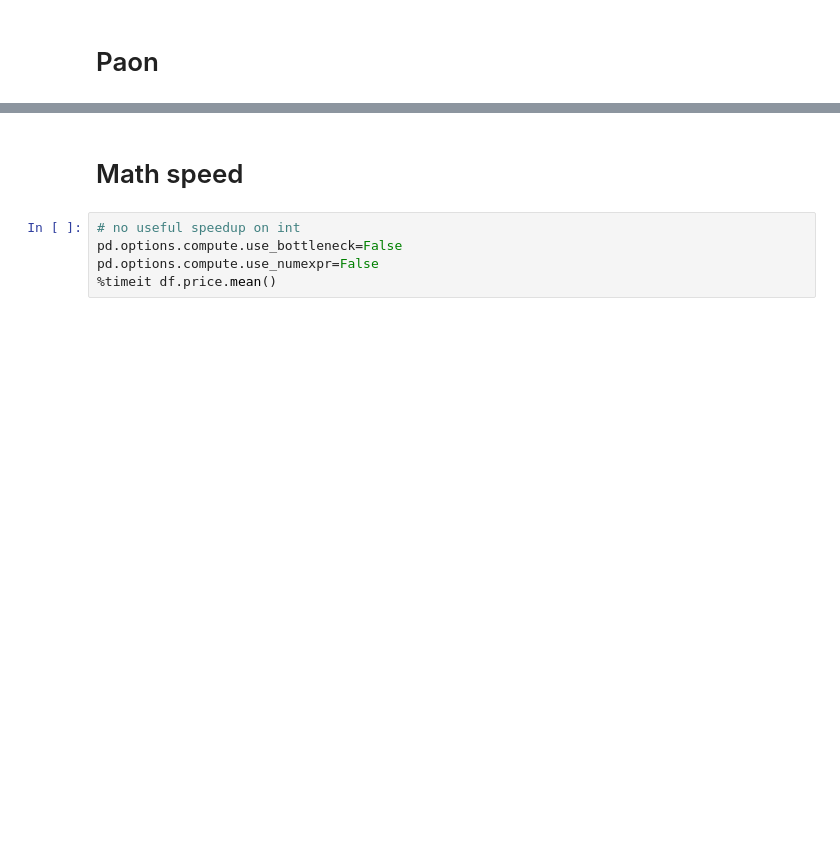
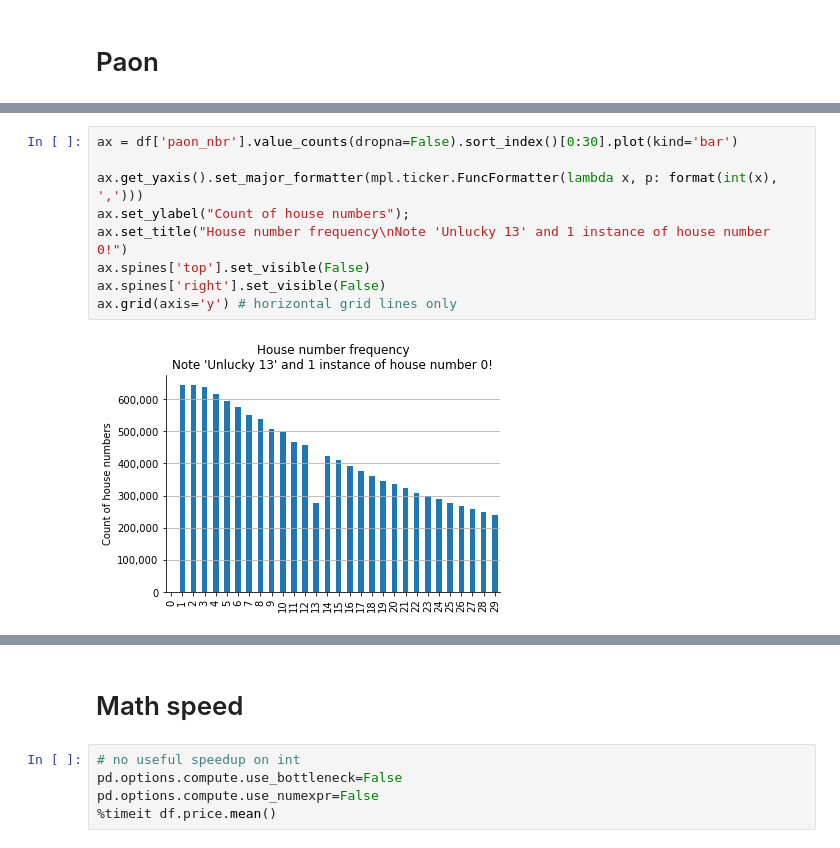
Before and after one commit to ianozsvald/pyconby2021, a Jupyter notebook: pandas_ram_faster.ipynb, the cells around one changed output, grey strips where cells are left out. Drawn from its saved outputs; the diff is of its cells as text; blank space fills up the shorter version.

```diff
--- a/pandas_ram_faster.ipynb
+++ b/pandas_ram_faster.ipynb
@@ -297,0 +383,11 @@ df['paon_nbr'].value_counts(dropna=False).sort_index()[1:30].plot(kind='bar')
+# %%
+ax = df['paon_nbr'].value_counts(dropna=False).sort_index()[0:30].plot(kind='bar')
+
+ax.get_yaxis().set_major_formatter(mpl.ticker.FuncFormatter(lambda x, p: format(int(x), ',')))
+ax.set_ylabel("Count of house numbers");
+ax.set_title("House number frequency\nNote 'Unlucky 13' and 1 instance of house number 0!")
+ax.spines['top'].set_visible(False)
+ax.spines['right'].set_visible(False)
+ax.grid(axis='y') # horizontal grid lines only
+# %% [output]
+[figure, added]
```
Also changed, not shown: parts of 103 cells of this notebook.
